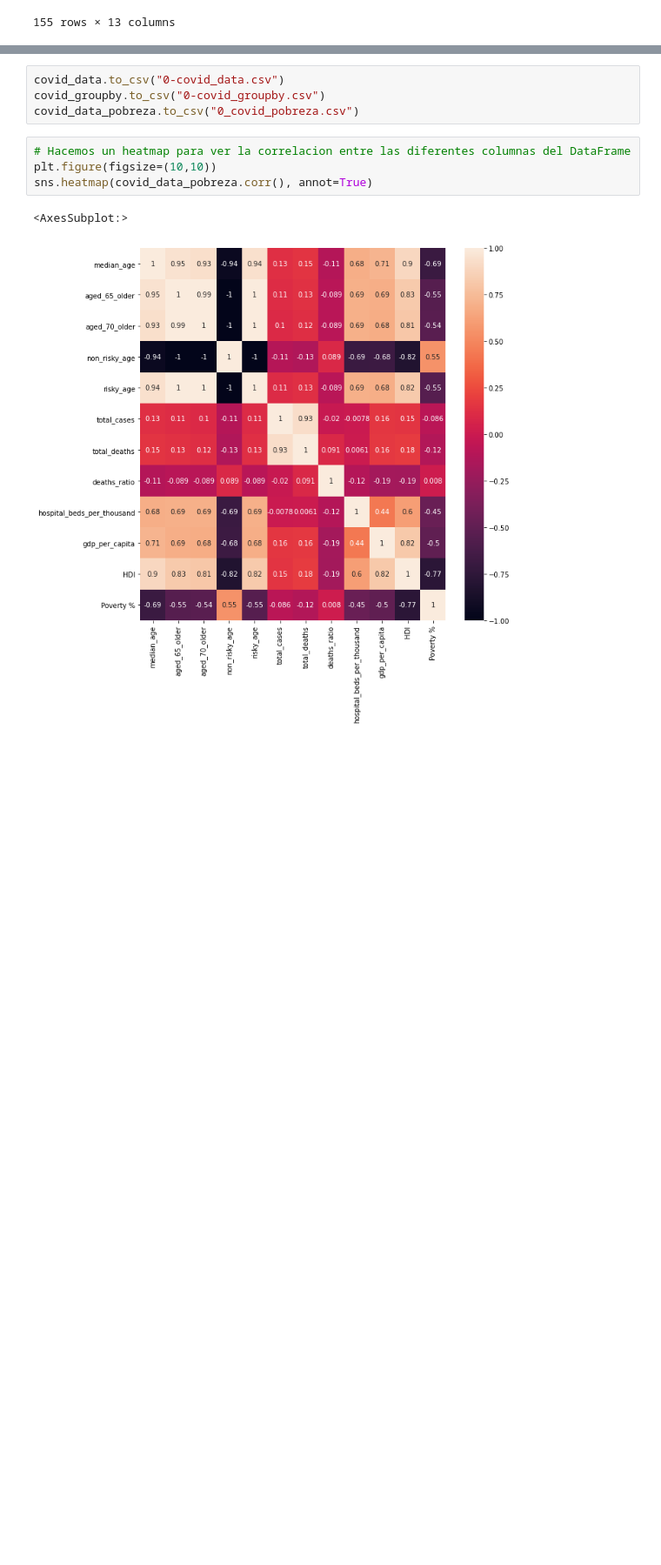
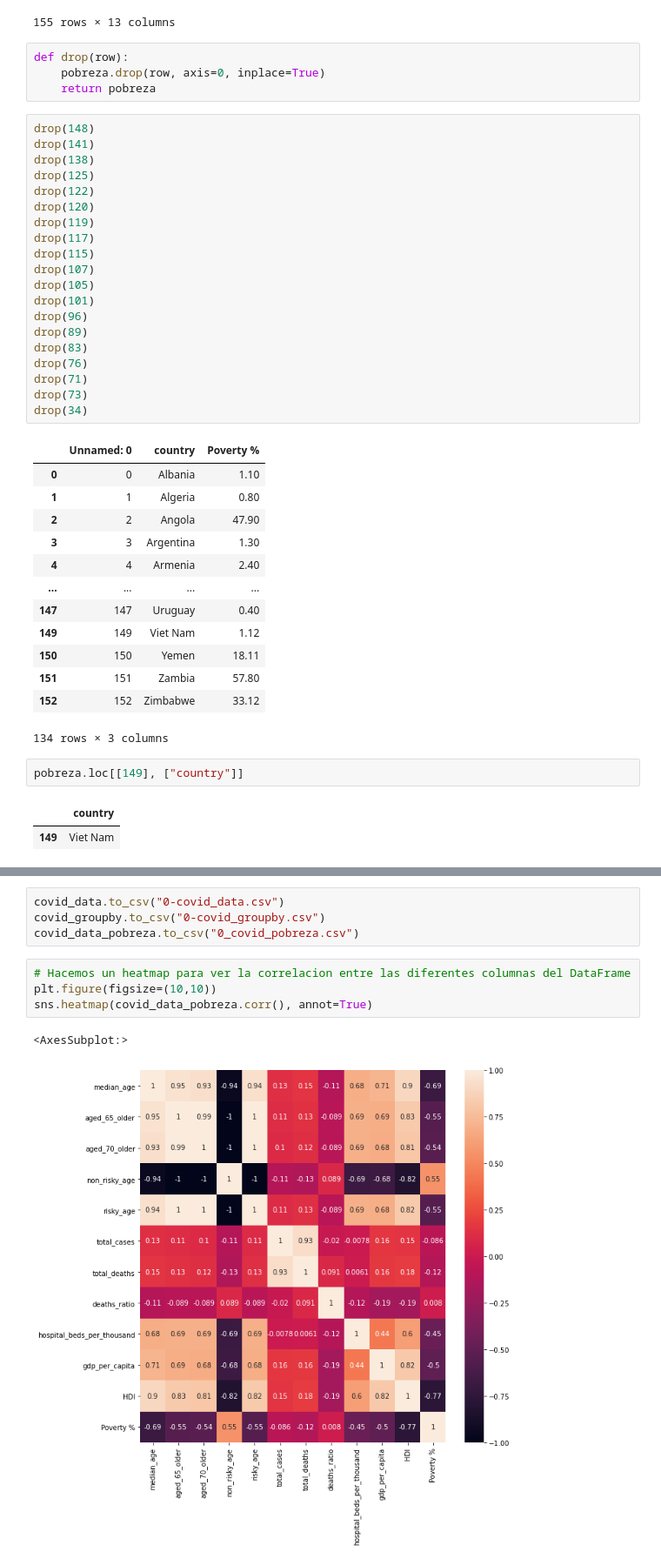
Before and after one commit to XinruYang/Data-Science-Bootcamp-21, a Jupyter notebook: ENTREGABLES/0.PROYECTO EDA/0-Poyecto.ipynb, the cells around one changed output, grey strips where cells are left out. Shown at 87% size. Cells and saved outputs as stored; diff of their text form; blank space fills up the shorter version.

```diff
--- a/ENTREGABLES/0.PROYECTO EDA/0-Poyecto.ipynb
+++ b/ENTREGABLES/0.PROYECTO EDA/0-Poyecto.ipynb
@@ -85,3 +107,46 @@ covid_groupby
 | 153 | Africa | Zambia | 17.7 | 2.480 | 1.542 | 95.978 | 4.022 | 92520.0 | ... |
 | 154 | Africa | Zimbabwe | 19.6 | 2.822 | 1.882 | 95.296 | 4.704 | 38595.0 | ... |
 155 rows × 13 columns
+# %%
+def drop(row):
+    pobreza.drop(row, axis=0, inplace=True)
+    return pobreza
+# %%
+drop(148)
+drop(141)
+drop(138)
+drop(125)
+drop(122)
+drop(120)
+drop(119)
+drop(117)
+drop(115)
+drop(107)
+drop(105)
+drop(101)
+drop(96)
+drop(89)
+drop(83)
+drop(76)
+drop(71)
+drop(73)
+drop(34)
+# %% [output]
+|  | Unnamed: 0 | country | Poverty % |
+| 0 | 0 | Albania | 1.10 |
+| 1 | 1 | Algeria | 0.80 |
+| 2 | 2 | Angola | 47.90 |
+| 3 | 3 | Argentina | 1.30 |
+| 4 | 4 | Armenia | 2.40 |
+| ... | ... | ... | ... |
+| 147 | 147 | Uruguay | 0.40 |
+| 149 | 149 | Viet Nam | 1.12 |
+| 150 | 150 | Yemen | 18.11 |
+| 151 | 151 | Zambia | 57.80 |
+| 152 | 152 | Zimbabwe | 33.12 |
+134 rows × 3 columns
+# %%
+pobreza.loc[[149], ["country"]]
+# %% [output]
+|  | country |
+| 149 | Viet Nam |
```
Also changed, not shown: parts of 8 cells of this notebook, 2 other files.
